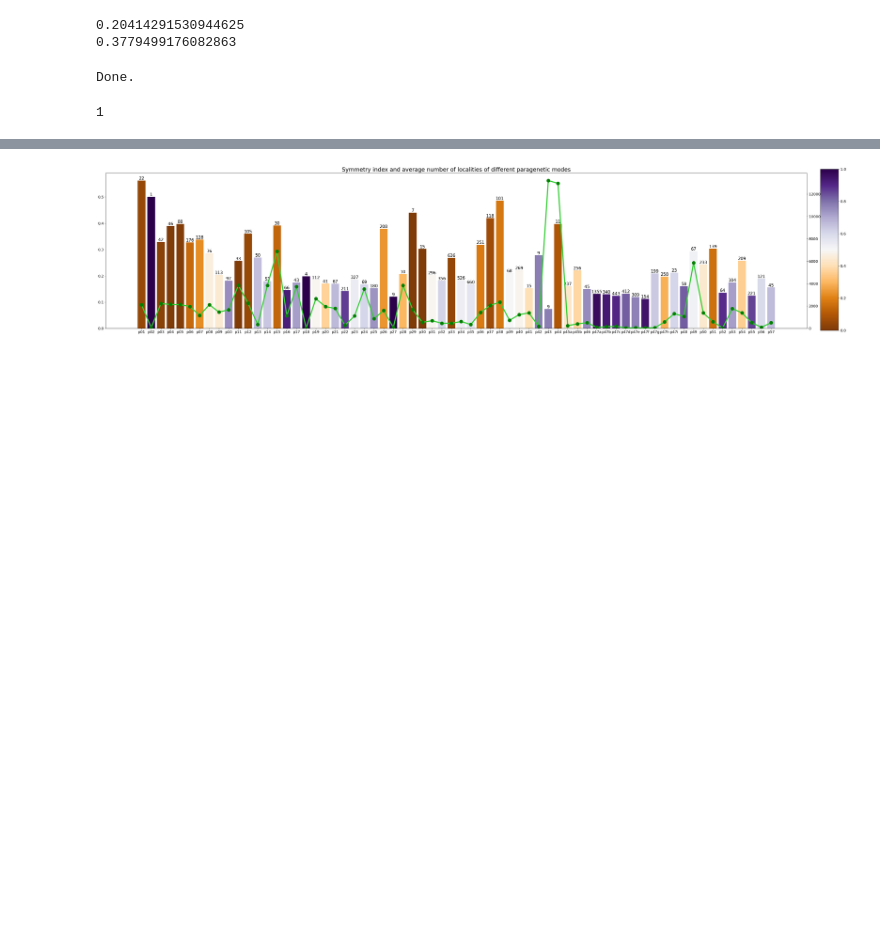
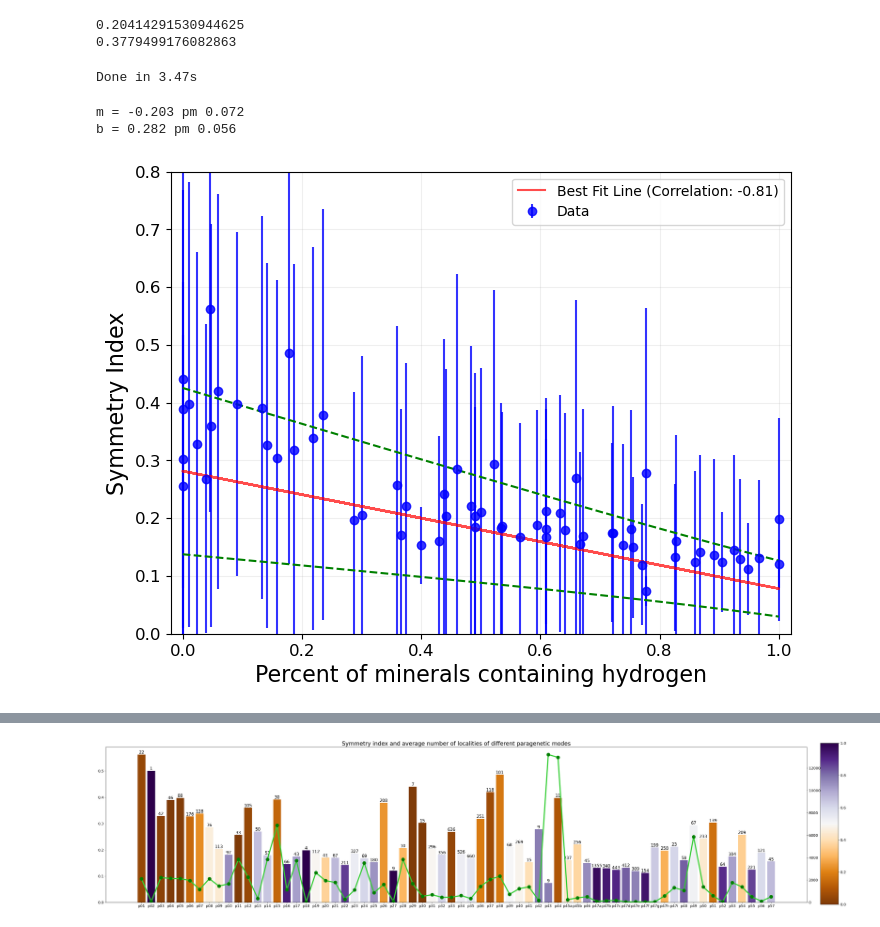
Before and after one commit to NoaVidovic/pgm-symmetry-analysis, a Jupyter notebook: data_analysis.ipynb, the cells around one changed output, grey strips where cells are left out. Cells and saved outputs as stored; diff of their text form; code cells hidden in the pictures; blank space fills up the shorter version.

```diff
--- a/data_analysis.ipynb
+++ b/data_analysis.ipynb
@@ -139,6 +141,7 @@ symmetry_indices = {
     32: 48
 }
 # %%
+time_start = time()
 els = [ 'H', 'O', 'Al', 'Si', 'Ca', 'Fe', 'C', 'K', 'Mg' ]
 
 pgm_symmetry_indices = {}
@@ -200,15 +203,11 @@ for el in els:
 pgm_loc_avg = { p: pgm_loc_avg[p] for p in sorted(pgm_symmetry_indices) }
 pgm_rare_pct = { p: pgm_rare_pct[p] for p in sorted(pgm_symmetry_indices) }
 
-print('Done.')
+print(f'Done in {time()-time_start:.2f}s')
 # %% [output]
-Done.
+Done in 3.47s
 # %%
 default_ordering = list(pgm_symmetry_indices.keys())[1:]
-# %%
-n_minerals_in_pgm['p02']
-# %% [output]
-1
 # %%
 el_names = { 'H': 'hydrogen', 'O': 'oxygen', 'Al': 'aluminium', 'Si': 'silicon', 'Ca': 'calcium', 'Fe': 'iron', 'C': 'carbon', 'K': 'potassium', 'Mg': 'magnesium' }
 
@@ -257,5 +278,11 @@ def plot_el(el):
     plt.savefig(f"results/SI_vs_{el}.png", dpi=300)
     plt.show()
+# %%
+plot_el('H')
+# %% [output]
+m = -0.203 pm 0.072
+b = 0.282 pm 0.056
+[figure, added]
 # %%
 for el in els:
     plot_el(el)
```
Also changed, not shown: parts of 4 cells of this notebook.
